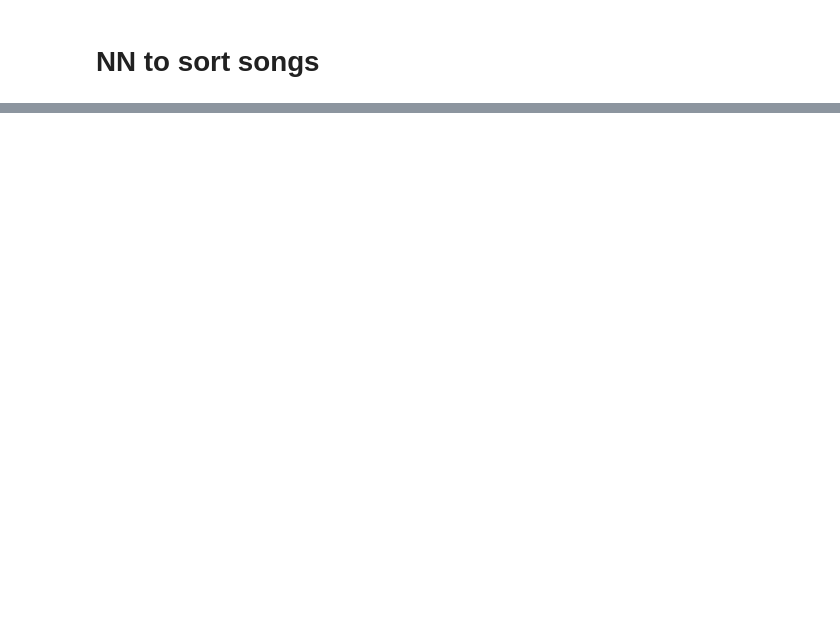
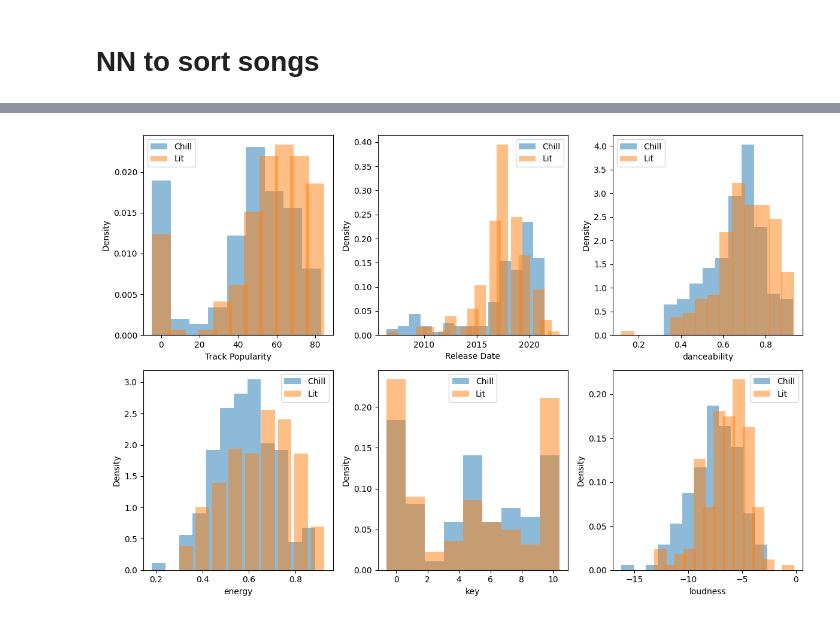
Before and after one commit to piluguji/Spotify-Playlist-Sorter, a Jupyter notebook: data_preprocess.ipynb, the cells around one changed output, grey strips where cells are left out. Cells and saved outputs as stored; diff of their text form; code cells hidden in the pictures; blank space fills up the shorter version.

```diff
--- a/data_preprocess.ipynb
+++ b/data_preprocess.ipynb
@@ -422,0 +366,3 @@ plt.show()
+# %%
+chill = df.loc[df["Playlist Name"] == "Chill Car - Rap"]
+lit = df.loc[df["Playlist Name"] == "Lit Songs"]
@@ -422,0 +379,47 @@ plt.show()
+# %%
+import numpy as np
+
+columns_to_compare = ['Track Popularity',
+       'Release Date', 'danceability', 'energy', 'key', 'loudness']
+    #    'speechiness', 'acousticness', 'instrumentalness', 'liveness',
+    #    'valence', 'tempo']
+
+num_cols = 3  # Number of columns in the grid
+num_rows = (len(columns_to_compare) - 1) // num_cols + 1  # Number of rows in the grid
+
+# Create the grid plot for histograms
+fig, axes = plt.subplots(nrows=num_rows, ncols=num_cols, figsize=(12, 8))
+
+# Iterate over the columns and create histograms in the grid plot
+for i, col in enumerate(columns_to_compare):
+    ax = axes[i // num_cols, i % num_cols]  # Get the appropriate axis from the grid layout
+
+    # Compute histogram values and bin edges for each dataframe
+    hist1, bins1 = np.histogram(chill[col], bins='auto', density=True)
+    hist2, bins2 = np.histogram(lit[col], bins='auto', density=True)
+
+    # Compute the bin width
+    bin_width = bins1[1] - bins1[0]
+
+    # Plot histogram for dataframe 1
+    ax.bar(bins1[:-1], hist1, width=bin_width, alpha=0.5, label='Chill')
+
+    # Plot histogram for dataframe 2
+    ax.bar(bins2[:-1], hist2, width=bin_width, alpha=0.5, label='Lit')
+
+    ax.set_xlabel(col)  # Set the x-axis label
+    ax.set_ylabel('Density')  # Set the y-axis label as Density
+    ax.legend()  # Show the legend
+
+# Remove empty subplots if there are any
+if i + 1 < num_rows * num_cols:
+    for j in range(i + 1, num_rows * num_cols):
+        fig.delaxes(axes[j // num_cols, j % num_cols])
+
+# Adjust the spacing between subplots
+plt.tight_layout()
+
+# Show the plot
+plt.show()
+# %% [output]
+[figure, added]
```
Also changed, not shown: parts of 23 cells of this notebook.
